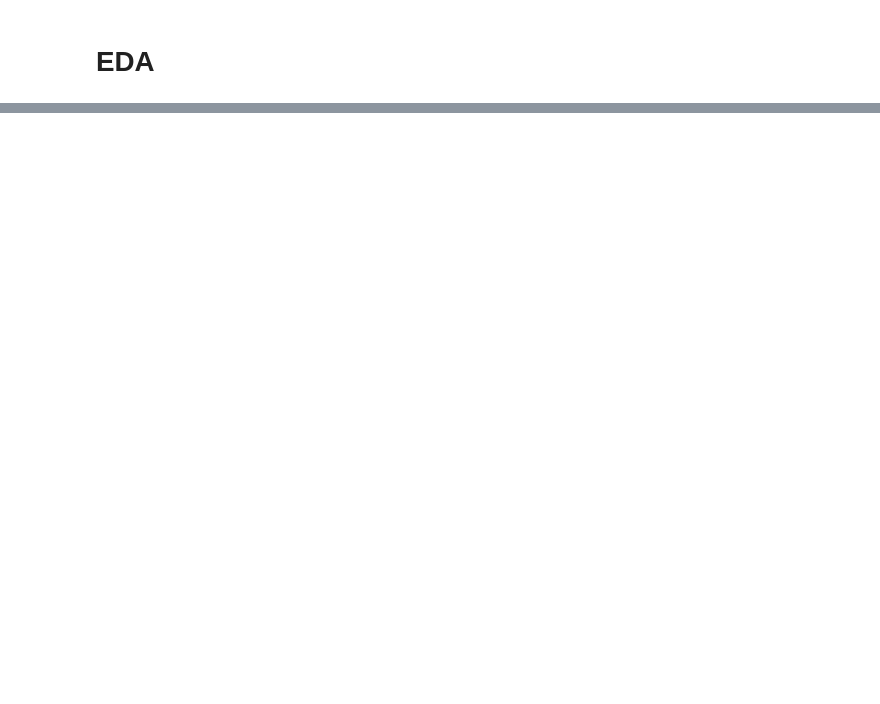
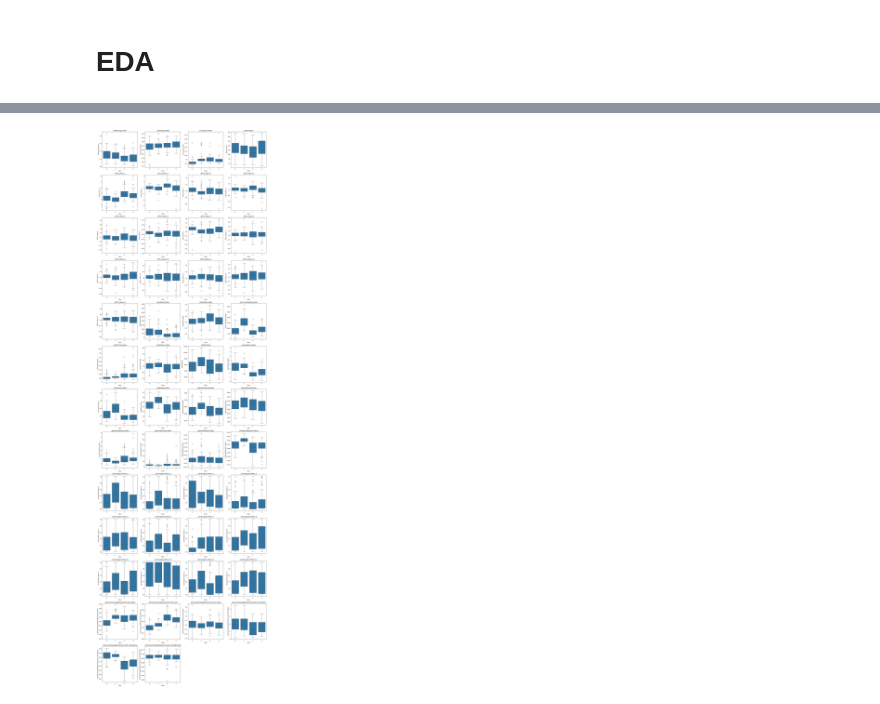
Before and after one commit to isak792/mlops_team_20, a Jupyter notebook: notebooks/2.0-zpgj-eda.ipynb, the cells around one changed output, grey strips where cells are left out. Cells and saved outputs as stored; diff of their text form; code cells hidden in the pictures; blank space fills up the shorter version.

```diff
--- a/notebooks/2.0-zpgj-eda.ipynb
+++ b/notebooks/2.0-zpgj-eda.ipynb
@@ -380,0 +111,6 @@ for feature in high_kurtosis_features:
+# %%
+# Boxplots para cada columna de un DataFrame, agrupados por la variable de la columna Class
+boxplot_generator = BoxPlotGenerator(df, 'Class', n_cols=4)
+boxplot_generator.create_plots()
+# %% [output]
+[figure, added]
```
Also changed, not shown: parts of 25 cells of this notebook, 3 other files.
